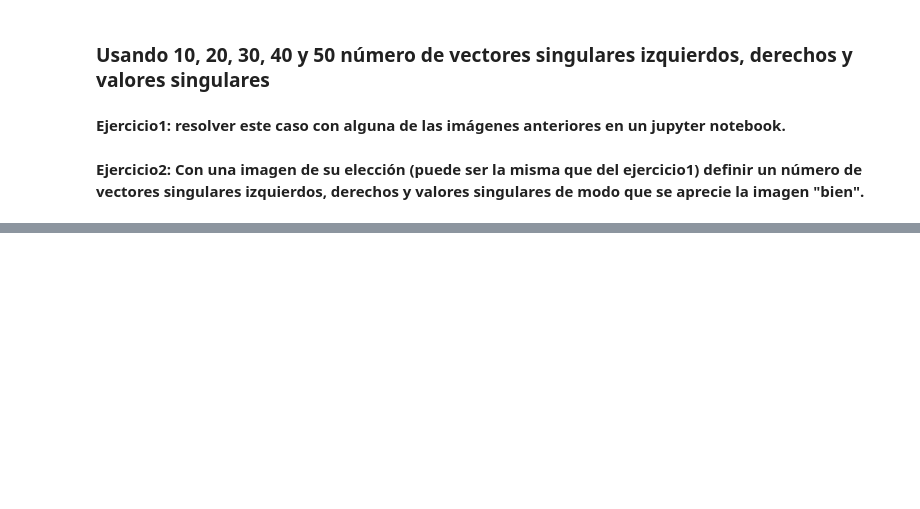
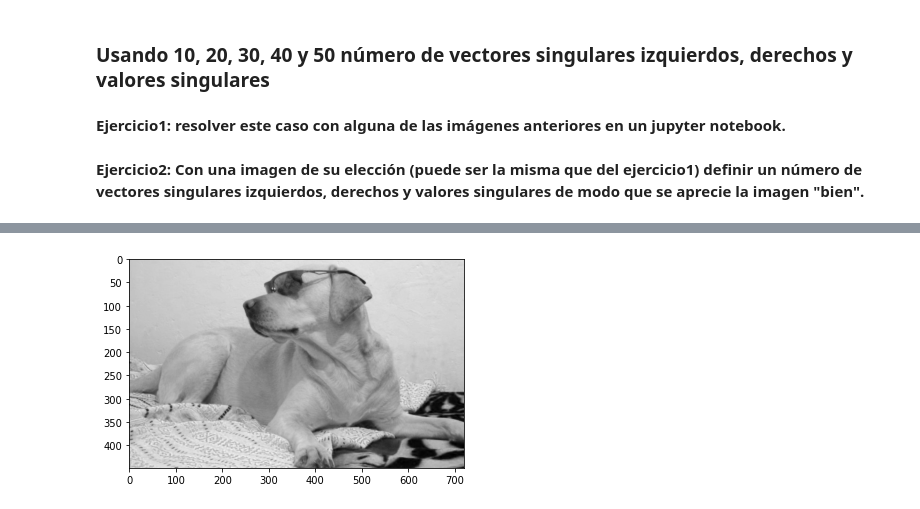
Before and after one commit to palmoreck/laboratorios, a Jupyter notebook: reconstruccion_de_imagenes/2_reconstruccion_de_imagenes.ipynb, the cells around one changed output, grey strips where cells are left out. Cells and saved outputs as stored; diff of their text form; code cells hidden in the pictures; blank space fills up the shorter version.

```diff
--- a/reconstruccion_de_imagenes/2_reconstruccion_de_imagenes.ipynb
+++ b/reconstruccion_de_imagenes/2_reconstruccion_de_imagenes.ipynb
@@ -761,0 +813,5 @@ plt.show()
+# %%
+plt.imshow(img,cmap="gray")
+plt.show()
+# %% [output]
+[figure, added]
```
Also changed, not shown: parts of 15 cells of this notebook.
